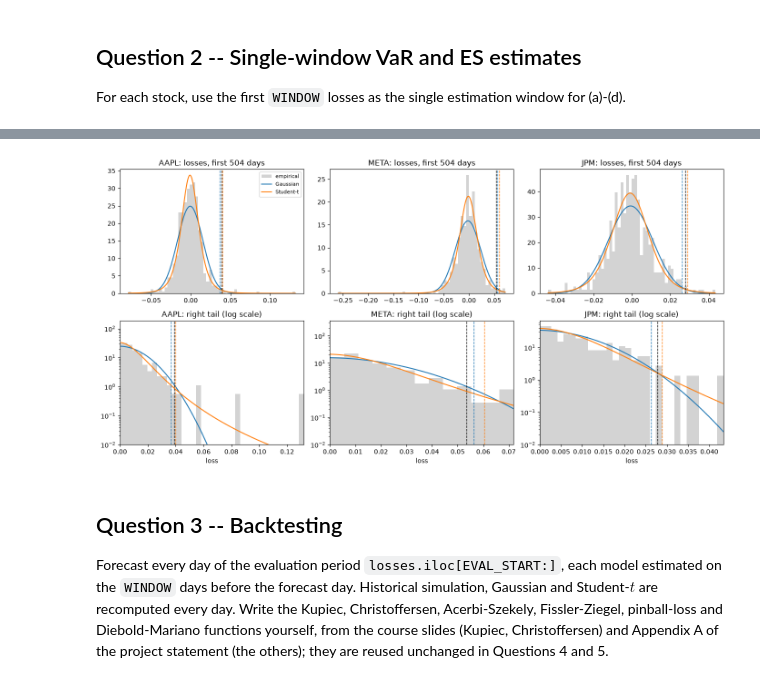
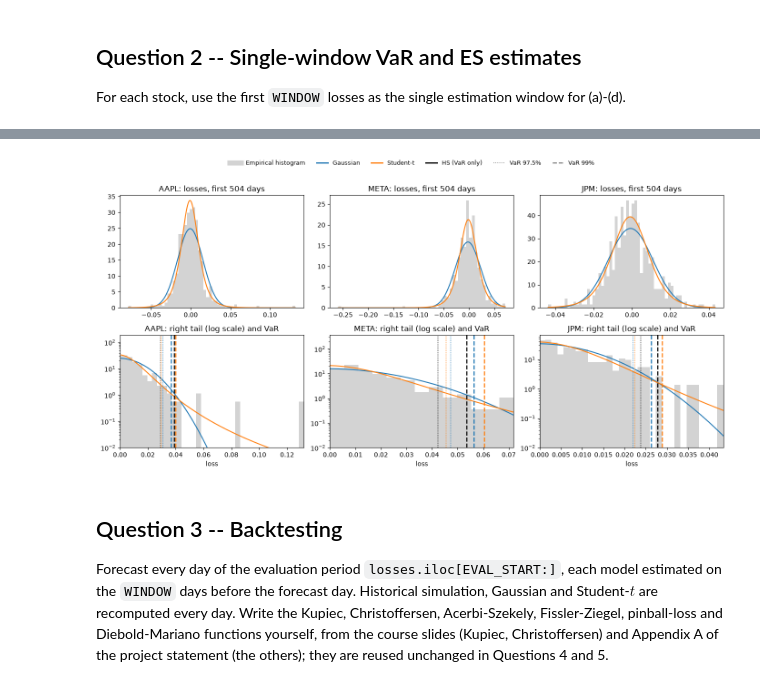
Before and after one commit to AlexPotocnik/QRM_Project, a Jupyter notebook: src/Project_template.ipynb, the cells around one changed output, grey strips where cells are left out. Saved outputs shown, nothing was run; the diff lists cells and outputs as text; code cells hidden in the pictures.

Commit message:
Q6 + moved figures

```diff
--- a/src/Project_template.ipynb
+++ b/src/Project_template.ipynb
@@ -23,7 +23,7 @@ from pathlib import Path
 
 PROJECT_DIR = Path.cwd()
 DATA_FILE = PROJECT_DIR / "../data/QRM_2026_Project_prices.csv"   # provided with the project; do not re-download
-OUT_DIR = PROJECT_DIR / "output"
+OUT_DIR = PROJECT_DIR / "../output"
 OUT_DIR.mkdir(parents=True, exist_ok=True)
 
 # Parameters
@@ -366,34 +369,52 @@ print((100 * q2.pivot_table(index=["alpha", "method"], columns="stock", values="
 # %%
+# Question 2 (d) -- densities, histogram and VaR lines
+from matplotlib.lines import Line2D
+
+colors = {"HS": "black", "Gaussian": "tab:blue", "Student-t": "tab:orange"}
+styles = {0.975: (":", 1.2),      # dotted, thin
+          0.99: ("--", 1.8)}      # dashed, thick
+
 fig, axes = plt.subplots(2, 3, figsize=(14, 7))
 for i, tic in enumerate(TICKERS):
     L = window_loss[tic].values
     p = params[tic]
     x = np.linspace(L.min(), L.max(), 500)
 
     for row in [0, 1]:
         ax = axes[row, i]
-        ax.hist(L, bins=60, density=True, color="lightgrey", label="empirical")
-        ax.plot(x, stats.norm.pdf(x, p["mu_n"], p["sigma_n"]), label="Gaussian")
-        ax.plot(x, stats.t.pdf(x, p["nu"], p["mu_t"], p["sigma_t"]), label="Student-t")
+        ax.hist(L, bins=60, density=True, color="lightgrey")
+        ax.plot(x, stats.norm.pdf(x, p["mu_n"], p["sigma_n"]), color=colors["Gaussian"], lw=1.5)
+        ax.plot(x, stats.t.pdf(x, p["nu"], p["mu_t"], p["sigma_t"]), color=colors["Student-t"], lw=1.5)
 
-        # VaR at 99% of the three methods
-        for method, color in [("HS", "black"), ("Gaussian", "tab:red"), ("Student-t", "tab:green")]:
-            v = q2[(q2.stock == tic) & (q2.alpha == 0.99) & (q2.method == method)]["VaR"].iloc[0]
-            ax.axvline(v, color=color, ls="--", lw=1)
+        # VaR lines only on the tail zoom (bottom row)
+        if row == 1:
+            for alpha_lvl, (style, width) in styles.items():
+                for method in ["HS", "Gaussian", "Student-t"]:
+                    v = q2[(q2.stock == tic) & (q2.alpha == alpha_lvl) & (q2.method == method)]["VaR"].iloc[0]
+                    ax.axvline(v, color=colors[method], ls=style, lw=width)
 
     axes[0, i].set_title(f"{tic}: losses, first {W} days")
     axes[1, i].set_yscale("log")
     axes[1, i].set_xlim(0, L.max())
-    axes[1, i].set_title(f"{tic}: right tail (log scale)")
+    axes[1, i].set_ylim(1e-2, None)
+    axes[1, i].set_title(f"{tic}: right tail (log scale) and VaR")
     axes[1, i].set_xlabel("loss")
-    axes[1, i].set_ylim(1e-2, None)
 
-axes[0, 0].legend(fontsize=8)
-plt.tight_layout()
+# Legend: colour = method, line style = level
+legend_items = [
+    Line2D([0], [0], color="lightgrey", lw=8, label="Empirical histogram"),
+    Line2D([0], [0], color=colors["Gaussian"], lw=2, label="Gaussian"),
+    Line2D([0], [0], color=colors["Student-t"], lw=2, label="Student-t"),
+    Line2D([0], [0], color=colors["HS"], lw=2, label="HS (VaR only)"),
+    Line2D([0], [0], color="grey", ls=":", lw=1.2, label="VaR 97.5%"),
+    Line2D([0], [0], color="grey", ls="--", lw=1.8, label="VaR 99%"),
+]
+fig.legend(handles=legend_items, loc="upper center", ncol=6, fontsize=9, frameon=False)
+plt.tight_layout(rect=[0, 0, 1, 0.93])
 plt.savefig(OUT_DIR / "fig_q2_densities.png", dpi=200)
 plt.show()
 # %% [output]
-[figure, old version]
+[figure, new version]
 # %% [markdown]
 ## Question 3 -- Backtesting
 
```
Also changed, not shown: parts of 12 cells of this notebook, 11 other files.
